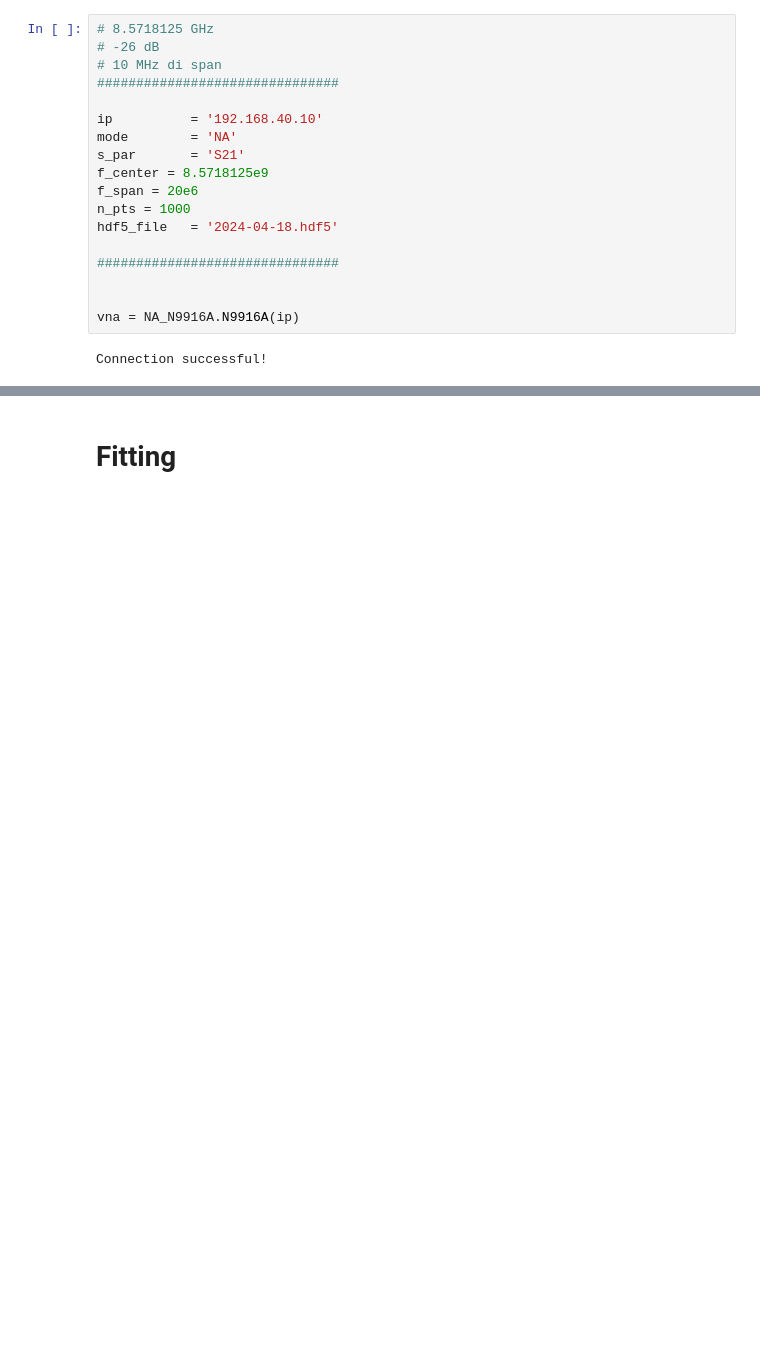
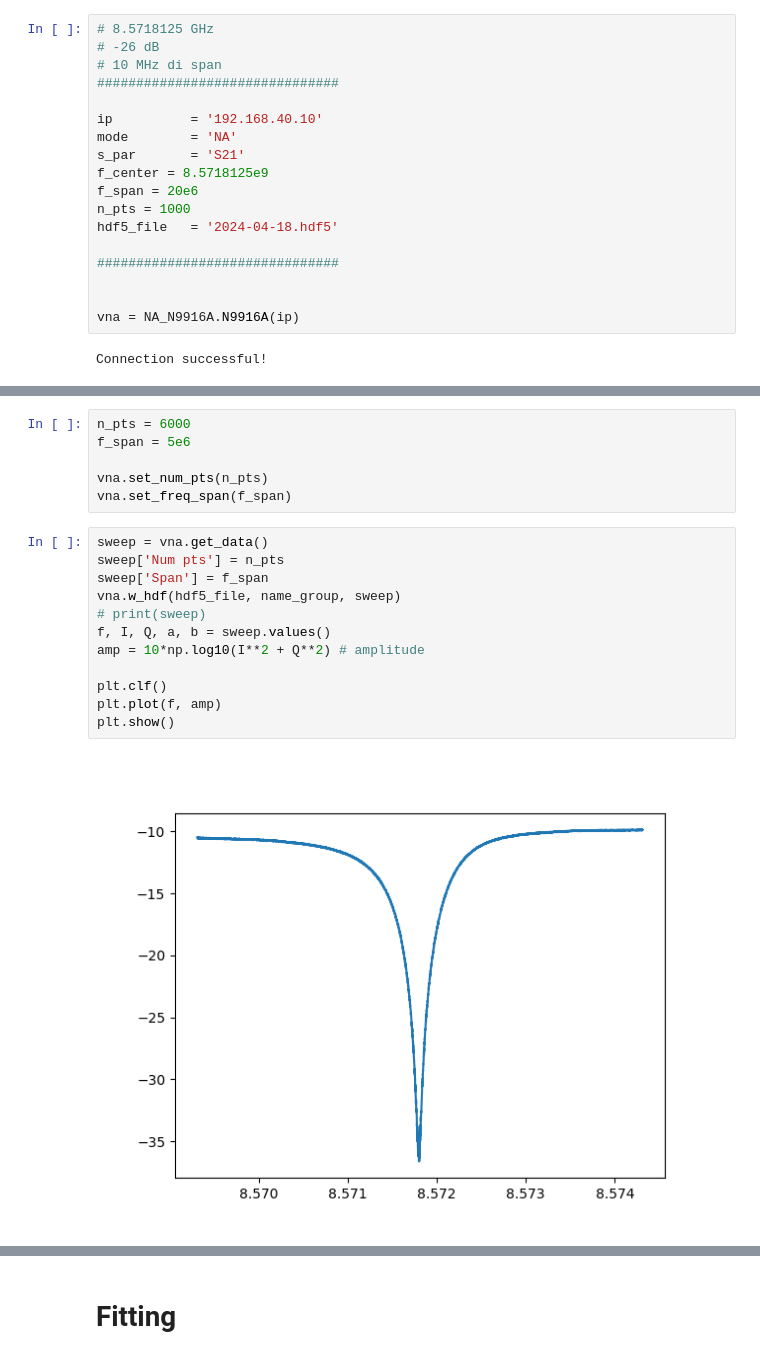
Before and after one commit to biqute/QTLab2324, a Jupyter notebook: PAandQubit/Instruments/network/VNA/2024-04-18-resonator.ipynb, the cells around one changed output, grey strips where cells are left out. Drawn from its saved outputs; the diff is of its cells as text; blank space fills up the shorter version.

```diff
--- a/PAandQubit/Instruments/network/VNA/2024-04-18-resonator.ipynb
+++ b/PAandQubit/Instruments/network/VNA/2024-04-18-resonator.ipynb
@@ -54,3 +89,23 @@ for i in SPAN:
+# %%
+n_pts = 6000
+f_span = 5e6
+
+vna.set_num_pts(n_pts)
+vna.set_freq_span(f_span)
+# %%
+sweep = vna.get_data()
+sweep['Num pts'] = n_pts
+sweep['Span'] = f_span
+vna.w_hdf(hdf5_file, name_group, sweep)
+# print(sweep)
+f, I, Q, a, b = sweep.values()
+amp = 10*np.log10(I**2 + Q**2) # amplitude
+
+plt.clf()
+plt.plot(f, amp)
+plt.show()
+# %% [output]
+[figure, added]
 # %%
 I_mean = np.array([])
 Q_mean = np.array([])
```
Also changed, not shown: parts of 4 cells of this notebook, 1 other file.
